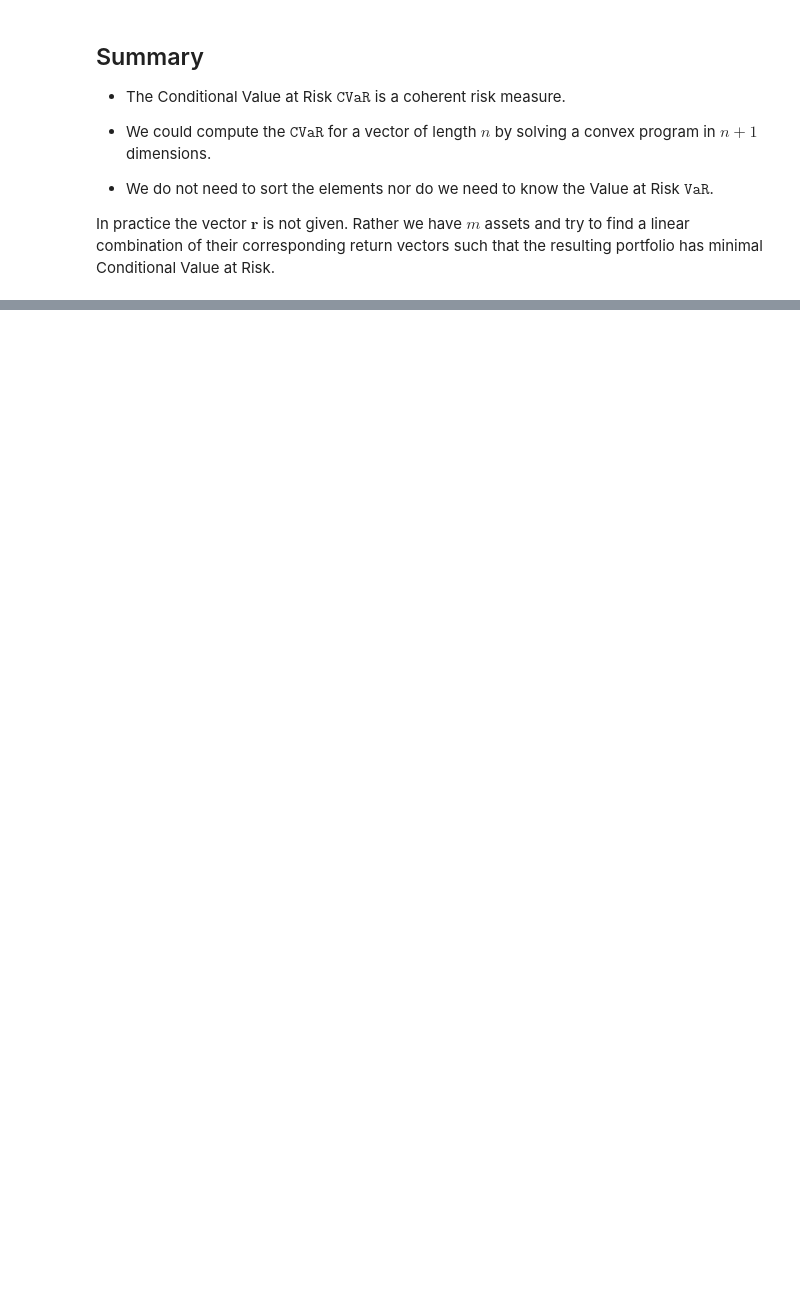
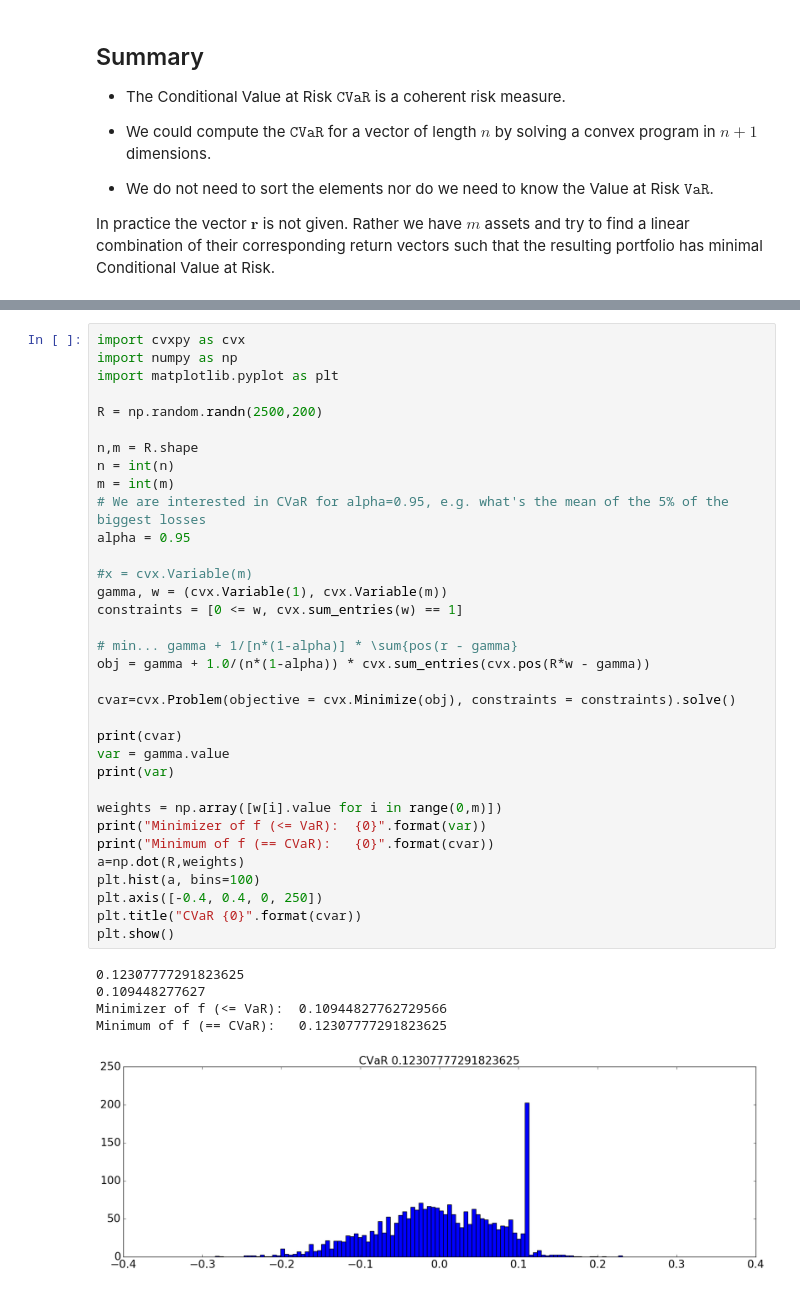
Before and after one commit to tschm/epfl, a Jupyter notebook: books/ConditionalValueAtRisk.ipynb, the cells around one changed output, grey strips where cells are left out. Drawn from its saved outputs; the diff is of its cells as text; blank space fills up the shorter version.

```diff
--- a/books/ConditionalValueAtRisk.ipynb
+++ b/books/ConditionalValueAtRisk.ipynb
@@ -223,0 +237,40 @@ Minimum of f (== CVaR):   0.12125406253608398
+# %%
+import cvxpy as cvx
+import numpy as np
+import matplotlib.pyplot as plt
+
+R = np.random.randn(2500,200)
+
+n,m = R.shape
+n = int(n)
+m = int(m)
+# We are interested in CVaR for alpha=0.95, e.g. what's the mean of the 5% of the biggest losses
+alpha = 0.95
+
+#x = cvx.Variable(m)
+gamma, w = (cvx.Variable(1), cvx.Variable(m))
+constraints = [0 <= w, cvx.sum_entries(w) == 1]
+
+# min... gamma + 1/[n*(1-alpha)] * \sum{pos(r - gamma}
+obj = gamma + 1.0/(n*(1-alpha)) * cvx.sum_entries(cvx.pos(R*w - gamma))
+
+cvar=cvx.Problem(objective = cvx.Minimize(obj), constraints = constraints).solve()
+
+print(cvar)
+var = gamma.value
+print(var)
+
+weights = np.array([w[i].value for i in range(0,m)])
+print("Minimizer of f (<= VaR):  {0}".format(var))
+print("Minimum of f (== CVaR):   {0}".format(cvar))
+a=np.dot(R,weights)
+plt.hist(a, bins=100)
+plt.axis([-0.4, 0.4, 0, 250])
+plt.title("CVaR {0}".format(cvar))
+plt.show()
+# %% [output]
+0.12307777291823625
+0.109448277627
+Minimizer of f (<= VaR):  0.10944827762729566
+Minimum of f (== CVaR):   0.12307777291823625
+[figure, added]
```
Also changed, not shown: parts of 4 cells of this notebook, 5 other files.
